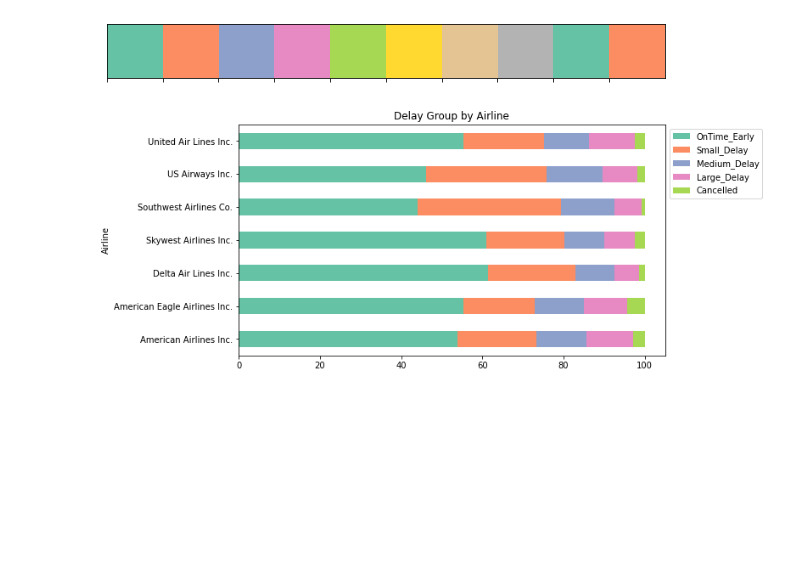
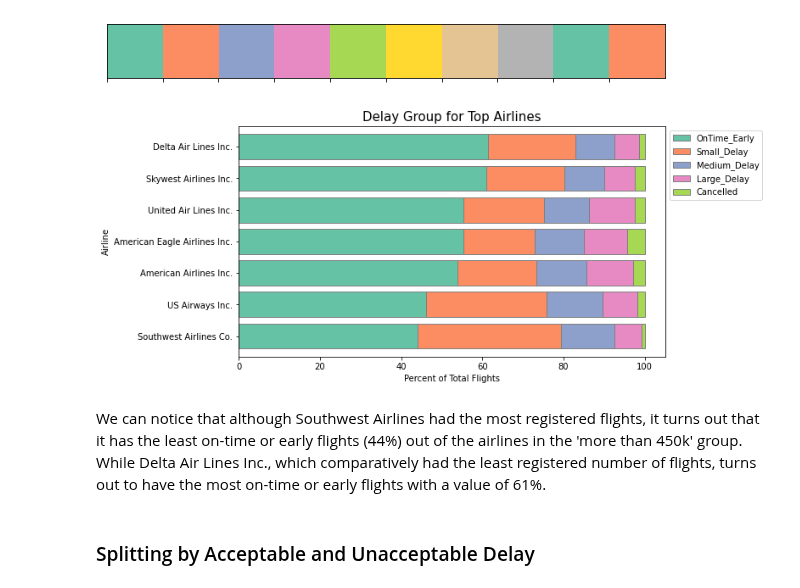
Before and after one commit to EsosaOrumwese/ALX-T-Nanodegree, a Jupyter notebook: Data Analytics/Projects/Airline On-Time Performance Data/eda_act.ipynb, the cells around one changed output. Drawn from its saved outputs; the diff is of its cells as text; code cells hidden in the pictures; blank space fills up the shorter version.

Commit message:
Done with exploratory visualizations

```diff
--- a/Data Analytics/Projects/Airline On-Time Performance Data/eda_act.ipynb
+++ b/Data Analytics/Projects/Airline On-Time Performance Data/eda_act.ipynb
@@ -517,16 +517,24 @@ colors = sns.color_palette('Set2')[0:5]
 # %%
 airline_more_450_agg =  airline_more_450.groupby('AirlineName')['DelayGroup'].value_counts(normalize=True).unstack()
 
 # ordering columns
 col_order = ['OnTime_Early', 'Small_Delay', 'Medium_Delay', 'Large_Delay', 'Cancelled']
 airline_more_450_agg = airline_more_450_agg[col_order]
 
+# sort by 'OnTime_Early
+airline_more_450_agg.sort_values(by='OnTime_Early', ascending=True, inplace=True)
+
 # plot stacked barchart
 fig, ax = plt.subplots(figsize=[9,5])
-(airline_more_450_agg*100).plot(kind='barh', stacked=True,
-                                color=colors, ax=ax)
-ax.set_title('Delay Group by Airline')
+(airline_more_450_agg*100).plot(kind='barh', stacked=True, width=0.8,
+                                color=colors, ax=ax, edgecolor='grey')
+ax.set_title('Delay Group for Top Airlines', fontsize=15)
+ax.set_xlabel('Percent of Total Flights')
 ax.set_ylabel('Airline')
 ax.legend(bbox_to_anchor=(1,1));
 # %% [output]
-[figure, old version]
+[figure, new version]
+# %% [markdown]
+We can notice that although Southwest Airlines had the most registered flights, it turns out that it has the least on-time or early flights (44%) out of the airlines in the 'more than 450k' group. While Delta Air Lines Inc., which comparatively had the least registered number of flights, turns out to have the most on-time or early flights with a value of 61%.
+# %% [markdown]
+### Splitting by Acceptable and Unacceptable Delay
```
Also changed, not shown: parts of 6 cells of this notebook.
